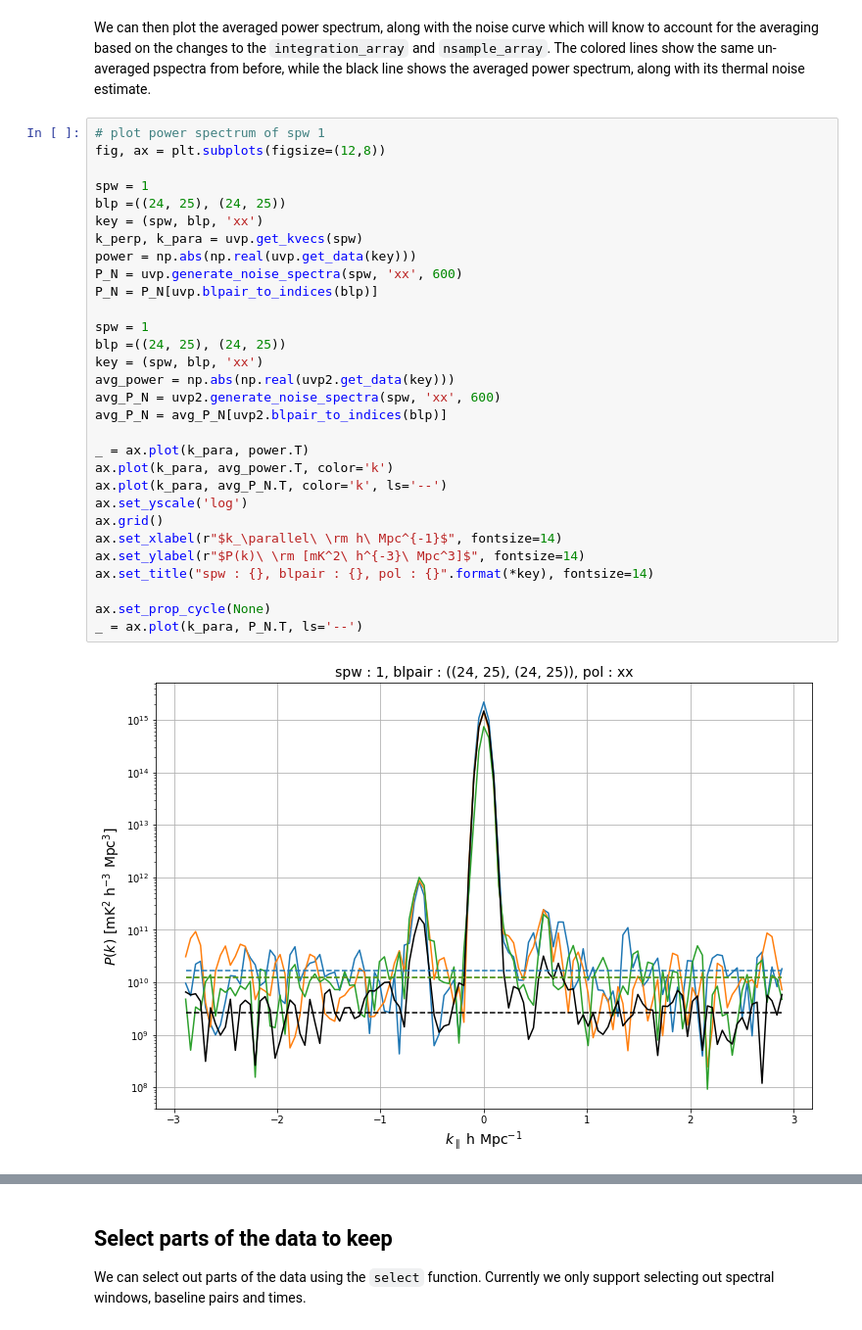
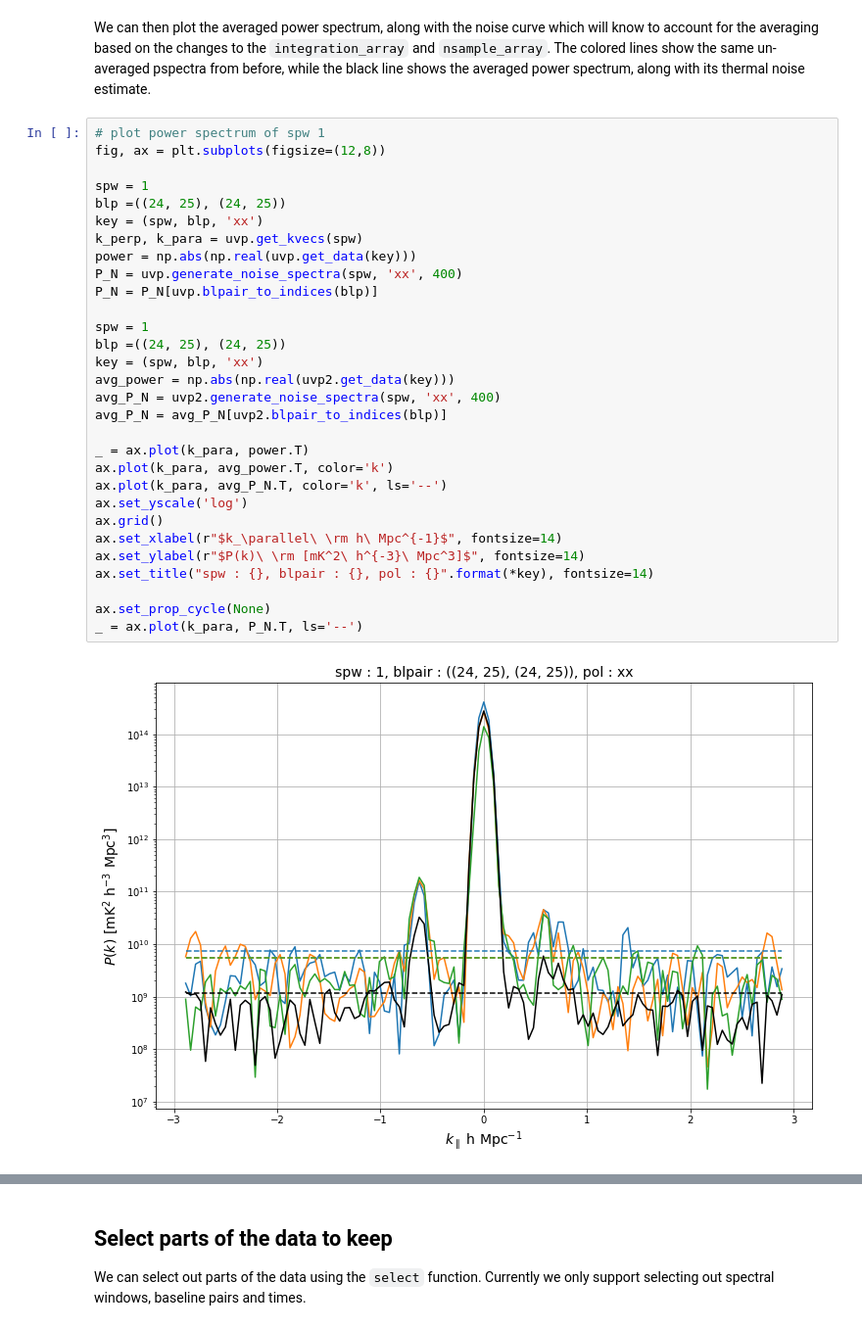
Before and after one commit to HERA-Team/hera_pspec, a Jupyter notebook: examples/PS_estimation_example.ipynb, the cells around one changed output, grey strips where cells are left out. Shown at 98% size. Cells and saved outputs as stored; diff of their text form.

```diff
--- a/examples/PS_estimation_example.ipynb
+++ b/examples/PS_estimation_example.ipynb
@@ -287,32 +287,32 @@ We can then plot the averaged power spectrum, along with the noise curve which w
 # %%
 # plot power spectrum of spw 1
 fig, ax = plt.subplots(figsize=(12,8))
 
 spw = 1
 blp =((24, 25), (24, 25))
 key = (spw, blp, 'xx')
 k_perp, k_para = uvp.get_kvecs(spw)
 power = np.abs(np.real(uvp.get_data(key)))
-P_N = uvp.generate_noise_spectra(spw, 'xx', 600)
+P_N = uvp.generate_noise_spectra(spw, 'xx', 400)
 P_N = P_N[uvp.blpair_to_indices(blp)]
 
 spw = 1
 blp =((24, 25), (24, 25))
 key = (spw, blp, 'xx')
 avg_power = np.abs(np.real(uvp2.get_data(key)))
-avg_P_N = uvp2.generate_noise_spectra(spw, 'xx', 600)
+avg_P_N = uvp2.generate_noise_spectra(spw, 'xx', 400)
 avg_P_N = avg_P_N[uvp2.blpair_to_indices(blp)]
 
 _ = ax.plot(k_para, power.T)
 ax.plot(k_para, avg_power.T, color='k')
 ax.plot(k_para, avg_P_N.T, color='k', ls='--')
 ax.set_yscale('log')
 ax.grid()
 ax.set_xlabel(r"$k_\parallel\ \rm h\ Mpc^{-1}$", fontsize=14)
 ax.set_ylabel(r"$P(k)\ \rm [mK^2\ h^{-3}\ Mpc^3]$", fontsize=14)
 ax.set_title("spw : {}, blpair : {}, pol : {}".format(*key), fontsize=14)
 
 ax.set_prop_cycle(None)
 _ = ax.plot(k_para, P_N.T, ls='--')
 # %% [output]
-[figure, old version]
+[figure, new version]
```
Also changed, not shown: parts of 11 cells of this notebook.
